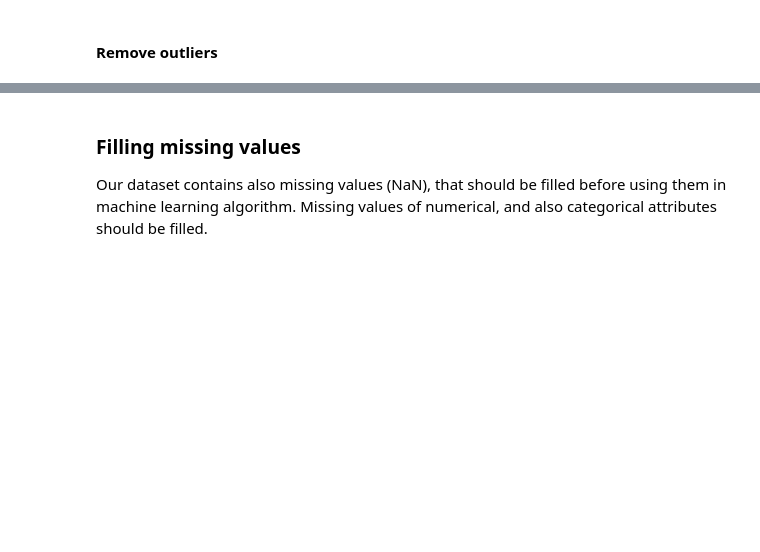
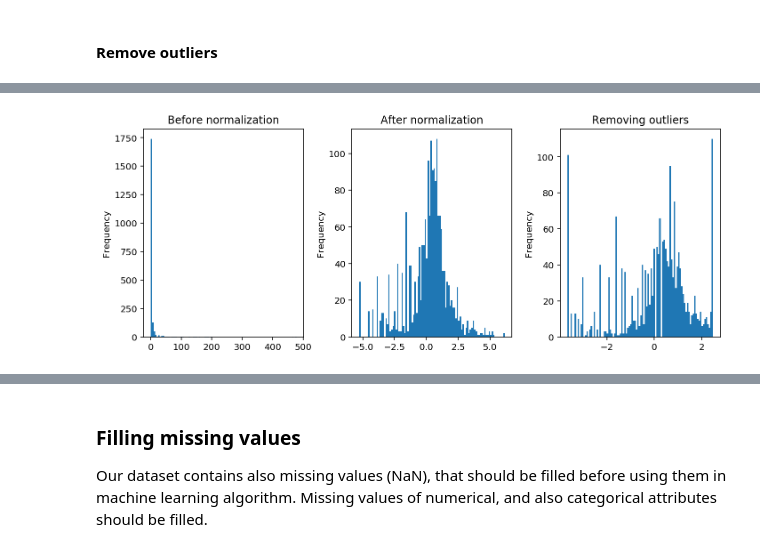
Before and after one commit to pmacinec/iau-project, a Jupyter notebook: macinec_janik_project1_preprocessing.ipynb, the cells around one changed output, grey strips where cells are left out. Cells and saved outputs as stored; diff of their text form; code cells hidden in the pictures; blank space fills up the shorter version.

```diff
--- a/macinec_janik_project1_preprocessing.ipynb
+++ b/macinec_janik_project1_preprocessing.ipynb
@@ -519,0 +564,4 @@ prob = stats.probplot(df_train.T4U, dist=stats.norm, plot=ax1)
+# %%
+data_normalization_compare(transformed2, 'TSH')
+# %% [output]
+[figure, added]
```
Also changed, not shown: parts of 63 cells of this notebook.
